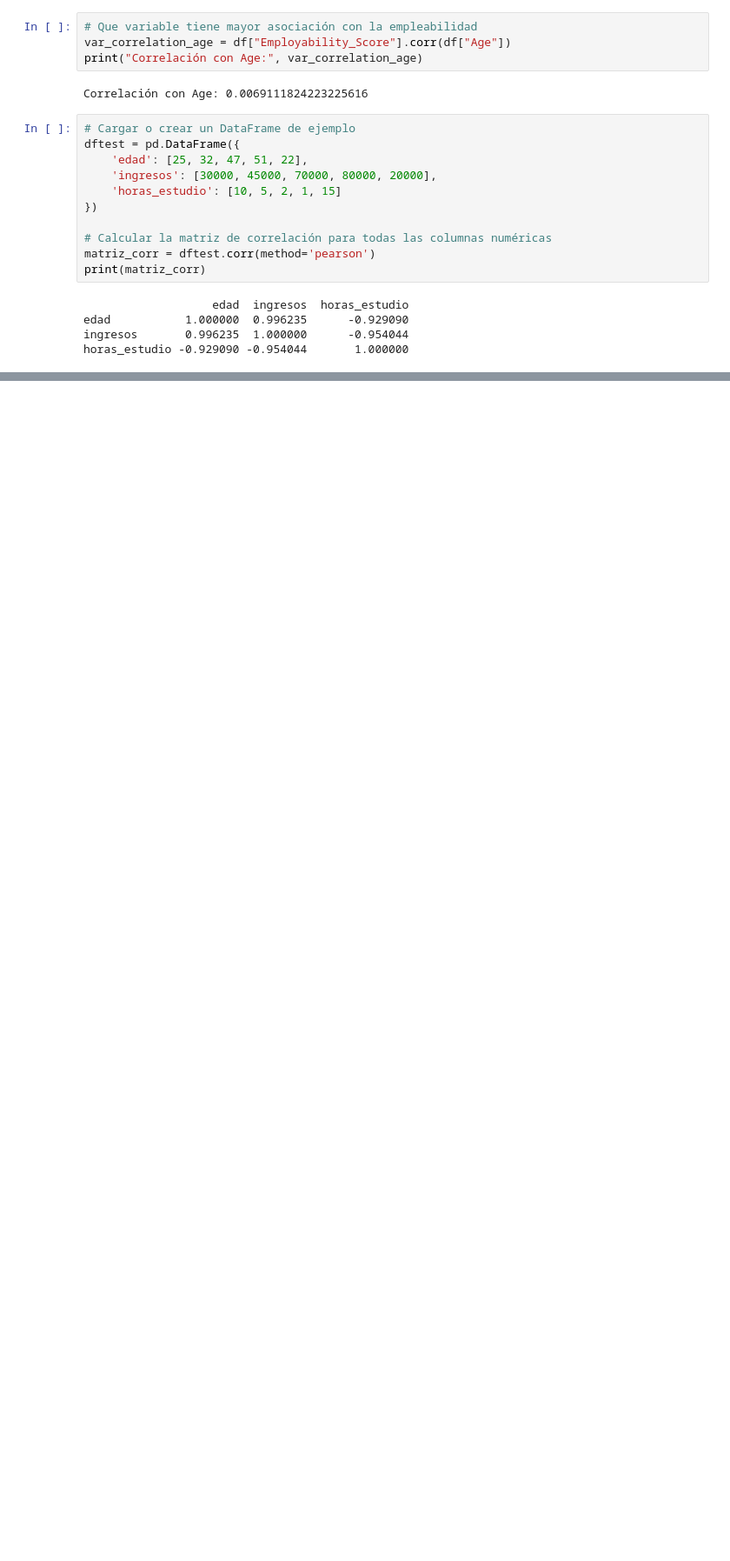
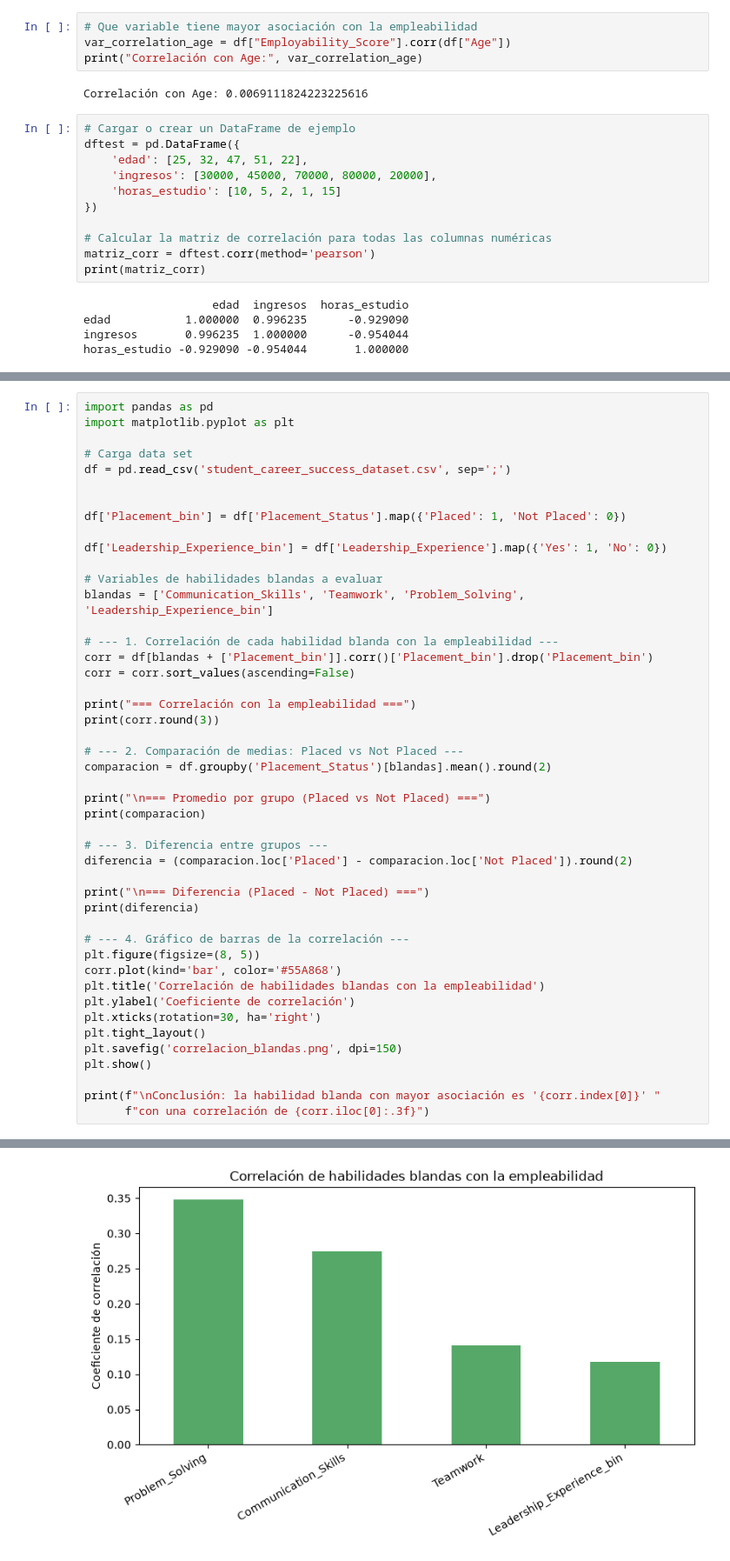
Before and after one commit to Leydyuli21/DataXEAN, a Jupyter notebook: Nuevoproyectodatax.ipynb, the cells around one changed output, grey strips where cells are left out. Shown at 87% size. Cells and saved outputs as stored; diff of their text form; blank space fills up the shorter version.

```diff
--- a/Nuevoproyectodatax.ipynb
+++ b/Nuevoproyectodatax.ipynb
@@ -124,0 +107,47 @@ horas_estudio -0.929090 -0.954044       1.000000
+# %%
+import pandas as pd
+import matplotlib.pyplot as plt
+
+# Carga data set
+df = pd.read_csv('student_career_success_dataset.csv', sep=';')
+
+
+df['Placement_bin'] = df['Placement_Status'].map({'Placed': 1, 'Not Placed': 0})
+
+df['Leadership_Experience_bin'] = df['Leadership_Experience'].map({'Yes': 1, 'No': 0})
+
+# Variables de habilidades blandas a evaluar
+blandas = ['Communication_Skills', 'Teamwork', 'Problem_Solving', 'Leadership_Experience_bin']
+
+# --- 1. Correlación de cada habilidad blanda con la empleabilidad ---
+corr = df[blandas + ['Placement_bin']].corr()['Placement_bin'].drop('Placement_bin')
+corr = corr.sort_values(ascending=False)
+
+print("=== Correlación con la empleabilidad ===")
+print(corr.round(3))
+
+# --- 2. Comparación de medias: Placed vs Not Placed ---
+comparacion = df.groupby('Placement_Status')[blandas].mean().round(2)
+
+print("\n=== Promedio por grupo (Placed vs Not Placed) ===")
+print(comparacion)
+
+# --- 3. Diferencia entre grupos ---
+diferencia = (comparacion.loc['Placed'] - comparacion.loc['Not Placed']).round(2)
+
+print("\n=== Diferencia (Placed - Not Placed) ===")
+print(diferencia)
+
+# --- 4. Gráfico de barras de la correlación ---
+plt.figure(figsize=(8, 5))
+corr.plot(kind='bar', color='#55A868')
+plt.title('Correlación de habilidades blandas con la empleabilidad')
+plt.ylabel('Coeficiente de correlación')
+plt.xticks(rotation=30, ha='right')
+plt.tight_layout()
+plt.savefig('correlacion_blandas.png', dpi=150)
+plt.show()
+
+print(f"\nConclusión: la habilidad blanda con mayor asociación es '{corr.index[0]}' "
+      f"con una correlación de {corr.iloc[0]:.3f}")
+# %% [output]
@@ -124,0 +171 @@ horas_estudio -0.929090 -0.954044       1.000000
+[figure, added]
```
Also changed, not shown: parts of 13 cells of this notebook, 13 other files.
